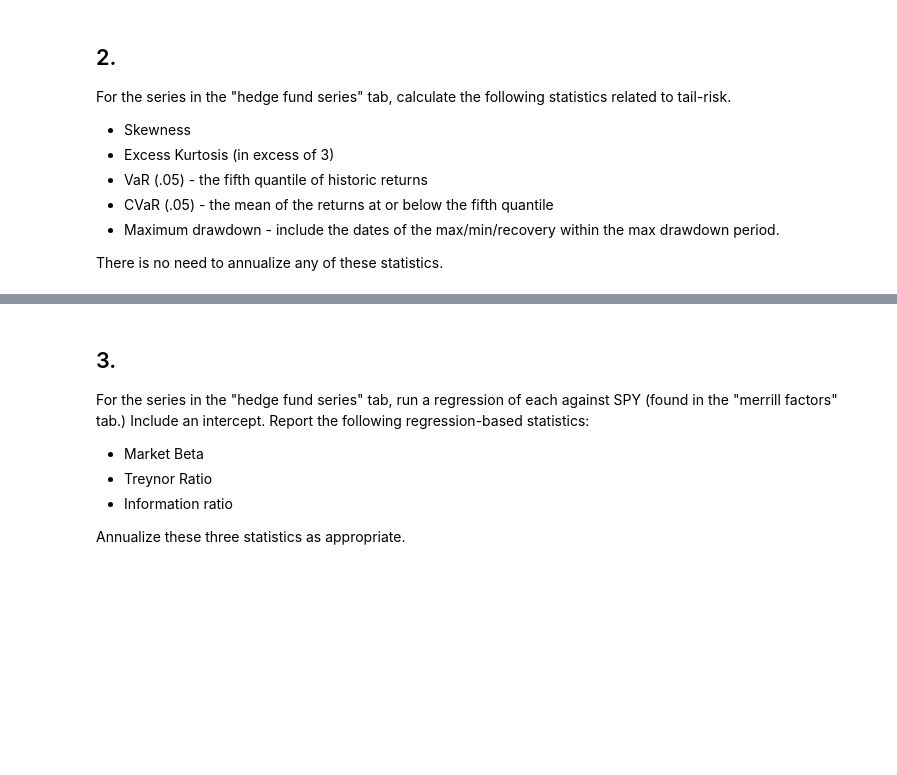
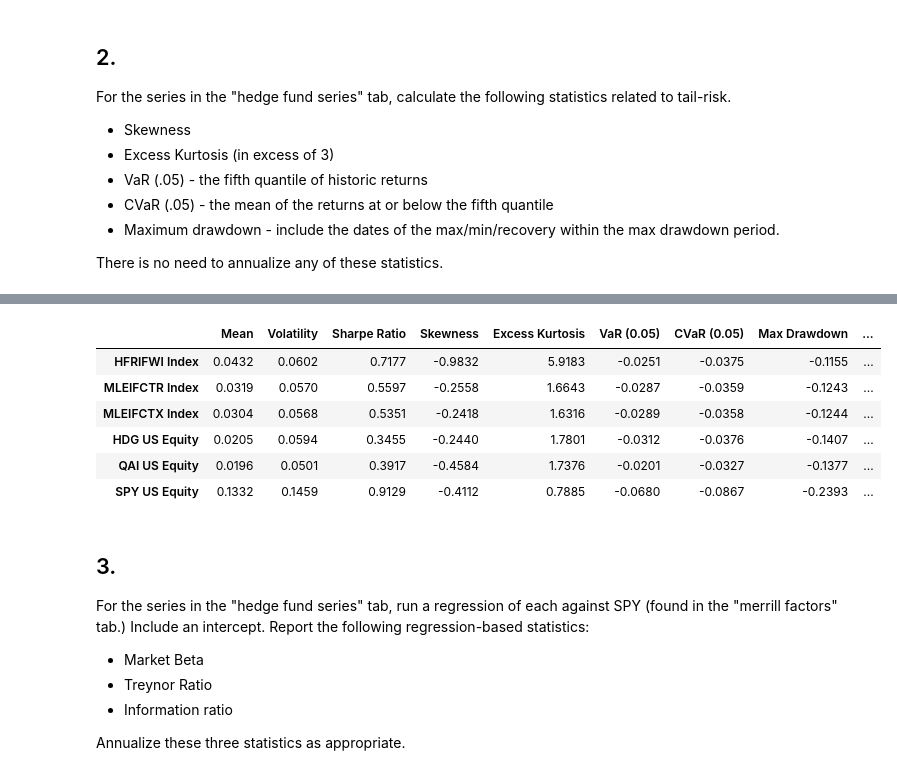
Before and after one commit to sstikhonov/Uchicago_PortfolioRiskManagement, a Jupyter notebook: homework/Homework 2.ipynb, the cells around one changed output, grey strips where cells are left out. Saved outputs shown, nothing was run; the diff lists cells and outputs as text; code cells hidden in the pictures; blank space fills up the shorter version.

```diff
--- a/homework/Homework 2.ipynb
+++ b/homework/Homework 2.ipynb
@@ -166,3 +177,13 @@ statistics
+# %%
+summary_stats
+# %% [output]
+|  | Mean | Volatility | Sharpe Ratio | Skewness | Excess Kurtosis | VaR (0.05) | CVaR (0.05) | Max Drawdown | ... |
+| HFRIFWI Index | 0.0432 | 0.0602 | 0.7177 | -0.9832 | 5.9183 | -0.0251 | -0.0375 | -0.1155 | ... |
+| MLEIFCTR Index | 0.0319 | 0.0570 | 0.5597 | -0.2558 | 1.6643 | -0.0287 | -0.0359 | -0.1243 | ... |
+| MLEIFCTX Index | 0.0304 | 0.0568 | 0.5351 | -0.2418 | 1.6316 | -0.0289 | -0.0358 | -0.1244 | ... |
+| HDG US Equity | 0.0205 | 0.0594 | 0.3455 | -0.2440 | 1.7801 | -0.0312 | -0.0376 | -0.1407 | ... |
+| QAI US Equity | 0.0196 | 0.0501 | 0.3917 | -0.4584 | 1.7376 | -0.0201 | -0.0327 | -0.1377 | ... |
+| SPY US Equity | 0.1332 | 0.1459 | 0.9129 | -0.4112 | 0.7885 | -0.0680 | -0.0867 | -0.2393 | ... |
 # %% [markdown]
 ## 3.
 
```
Also changed, not shown: parts of 76 cells of this notebook.
